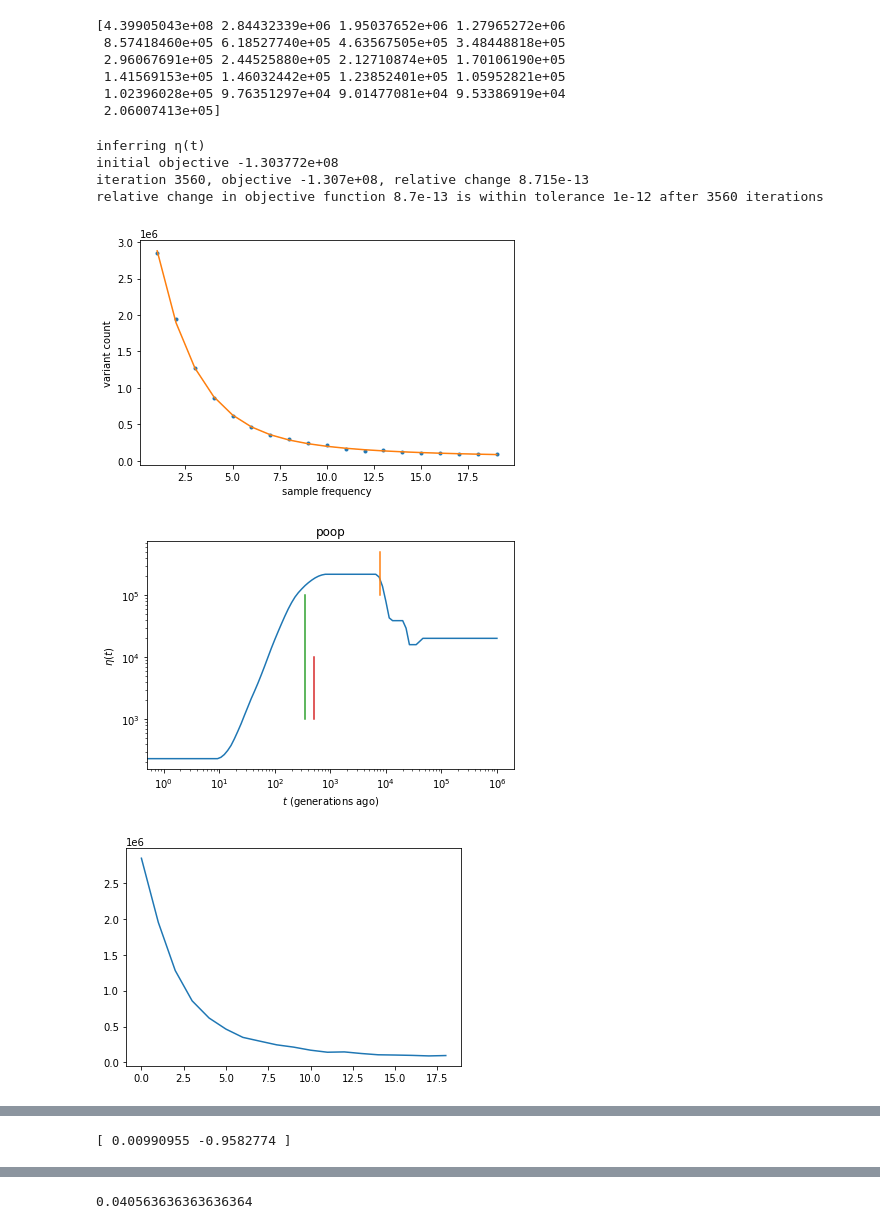
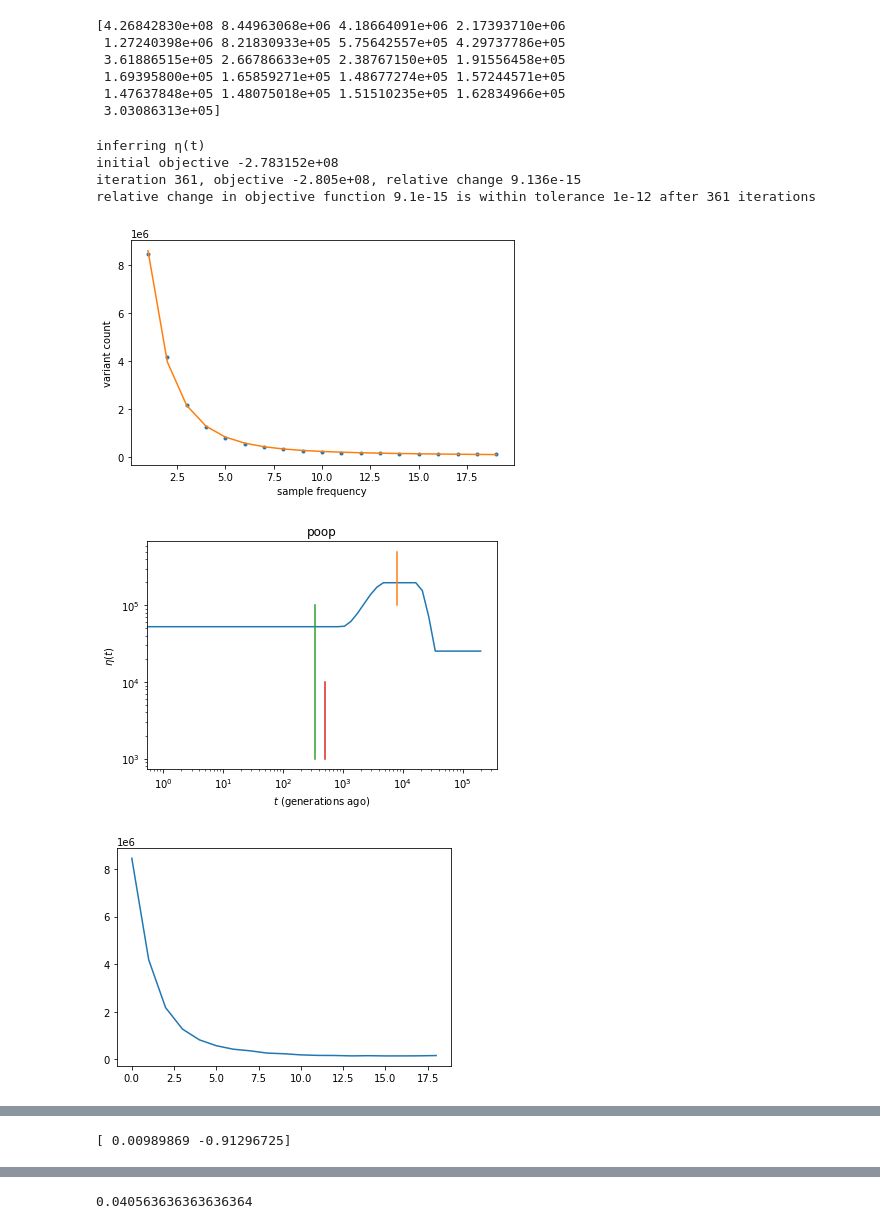
Before and after one commit to silastittes/parv_local, a Jupyter notebook: notebooks/mushi_playground.ipynb, the cells around one changed output, grey strips where cells are left out. Drawn from its saved outputs; the diff is of its cells as text; code cells hidden in the pictures.

Commit message:
tweaks to mk alpha model priors. stricter regularization for mushi. back to mu of 3e-8

```diff
--- a/notebooks/mushi_playground.ipynb
+++ b/notebooks/mushi_playground.ipynb
@@ -11,13 +11,13 @@ from itertools import tee
 
 from glob import glob
 # %%
-t = np.logspace(np.log10(1), np.log10(1000000), 100)
-mu = 3e-8
+t = np.logspace(np.log10(1), np.log10(200000), 50)
+#mu = 3e-8
 mu = 1e-7
 bps = 10000
 c = 1.6e-8
 
-sfs_files = glob("../data/angsd_pi/v5--LR--random1*.sfs")
+sfs_files = glob("../data/angsd_pi/v5--Teo--random1*.sfs")
 sfs_list = []
 
 for sfs_file in sfs_files:
@@ -30,42 +30,42 @@ sfs_array = np.asarray(sfs_list)
 sfs_all = sfs_array.sum(axis=0)
 print(sfs_all)
 # %% [output]
-[4.39905043e+08 2.84432339e+06 1.95037652e+06 1.27965272e+06
- 8.57418460e+05 6.18527740e+05 4.63567505e+05 3.48448818e+05
- 2.96067691e+05 2.44525880e+05 2.12710874e+05 1.70106190e+05
- 1.41569153e+05 1.46032442e+05 1.23852401e+05 1.05952821e+05
- 1.02396028e+05 9.76351297e+04 9.01477081e+04 9.53386919e+04
- 2.06007413e+05]
+[4.26842830e+08 8.44963068e+06 4.18664091e+06 2.17393710e+06
+ 1.27240398e+06 8.21830933e+05 5.75642557e+05 4.29737786e+05
+ 3.61886515e+05 2.66786633e+05 2.38767150e+05 1.91556458e+05
+ 1.69395800e+05 1.65859271e+05 1.48677274e+05 1.57244571e+05
+ 1.47637848e+05 1.48075018e+05 1.51510235e+05 1.62834966e+05
+ 3.03086313e+05]
 # %%
 ksfs = mushi.kSFS(np.array(sfs_all[1:-1]))
 ksfs.infer_history(t, mu0 = mu*sum(sfs_all), infer_mu=False, folded = False,
-                   alpha_tv=5e1, alpha_spline=5e1, alpha_ridge = 1e-3,
+                   alpha_tv=1e4, alpha_spline=1e4, alpha_ridge = 1e-1,
                    tol=1e-12, verbose=True, max_iter = 5000)
 
 ksfs.plot_total()
 plt.show()
 plt.xscale('log')
 plt.yscale('log')
 ksfs.eta.plot()
 plt.title("poop")
 plt.plot((8000, 8000), (100000, 500000))
 plt.plot((350, 350), (1000, 100000))
 plt.plot((500, 500), (1000, 10000))
 plt.show()
 plt.plot(sfs_all[1:-1])
 plt.show()
 
 plt.plot(t, ksfs.tmrca_cdf(ksfs.eta))
 plt.xlabel('$t$')
 plt.ylabel('TMRCA CDF')
 plt.ylim([0, 1])
 plt.xscale('log')
 plt.show()
 # %% [output]
 inferring η(t)
-initial objective -1.303772e+08
-iteration 3560, objective -1.307e+08, relative change 8.715e-13
-relative change in objective function 8.7e-13 is within tolerance 1e-12 after 3560 iterations
+initial objective -2.783152e+08
+iteration 361, objective -2.805e+08, relative change 9.136e-15
+relative change in objective function 9.1e-15 is within tolerance 1e-12 after 361 iterations
-[figure, old version]
+[figure, new version]
-[figure, old version]
+[figure, new version]
-[figure, old version]
+[figure, new version]
@@ -93,7 +93,7 @@ ts_mushi = msprime.simulate(
     length = bps,
     recombination_rate = c,
     mutation_rate = mu,
-    num_replicates = 1000
+    num_replicates = 2000
 )
 
 ts_mushi, ts_mushi_copy = tee(ts_mushi)
@@ -105,7 +105,7 @@ ts_mushi, ts_mushi_copy = tee(ts_mushi)
 print(np.nanmean(list(map(lambda a : [a.diversity().item(), a.Tajimas_D().item()], ts_mushi)), axis=0))
 #list(map(lambda a : [a.diversity().item(), a.Tajimas_D().item()], ts_mushi))
 # %% [output]
-[ 0.00990955 -0.9582774 ]
+[ 0.00989869 -0.91296725]
 # %%
 msp_N/N_0
 # %% [output]
```
Also changed, not shown: parts of 5 cells of this notebook, 3 other files.
